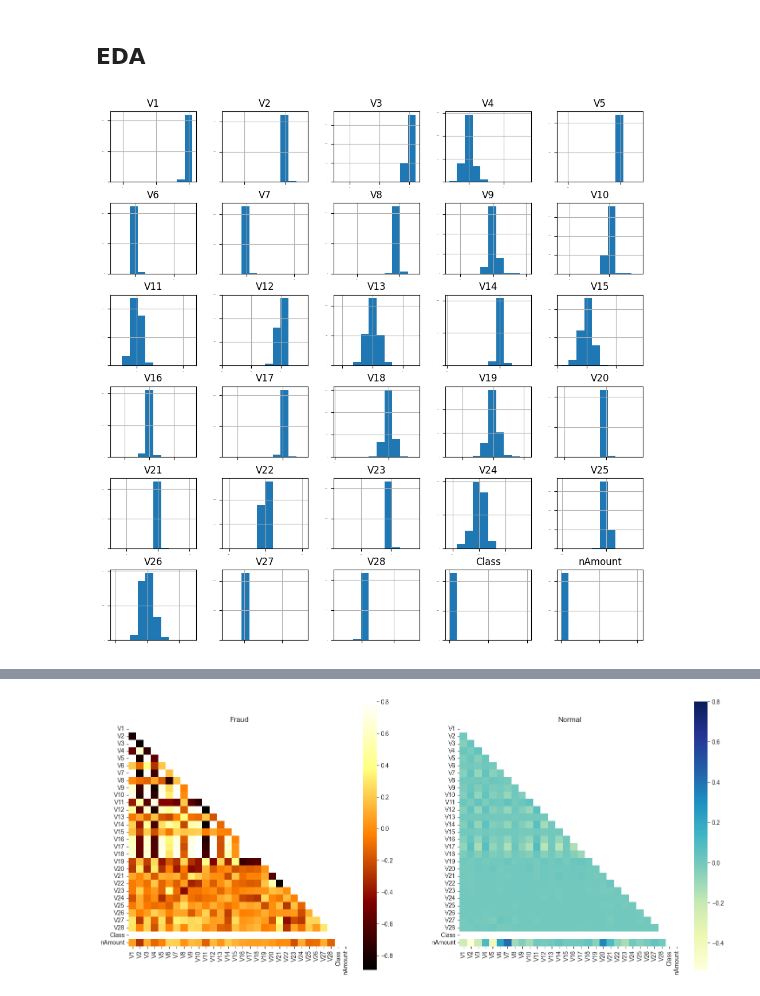
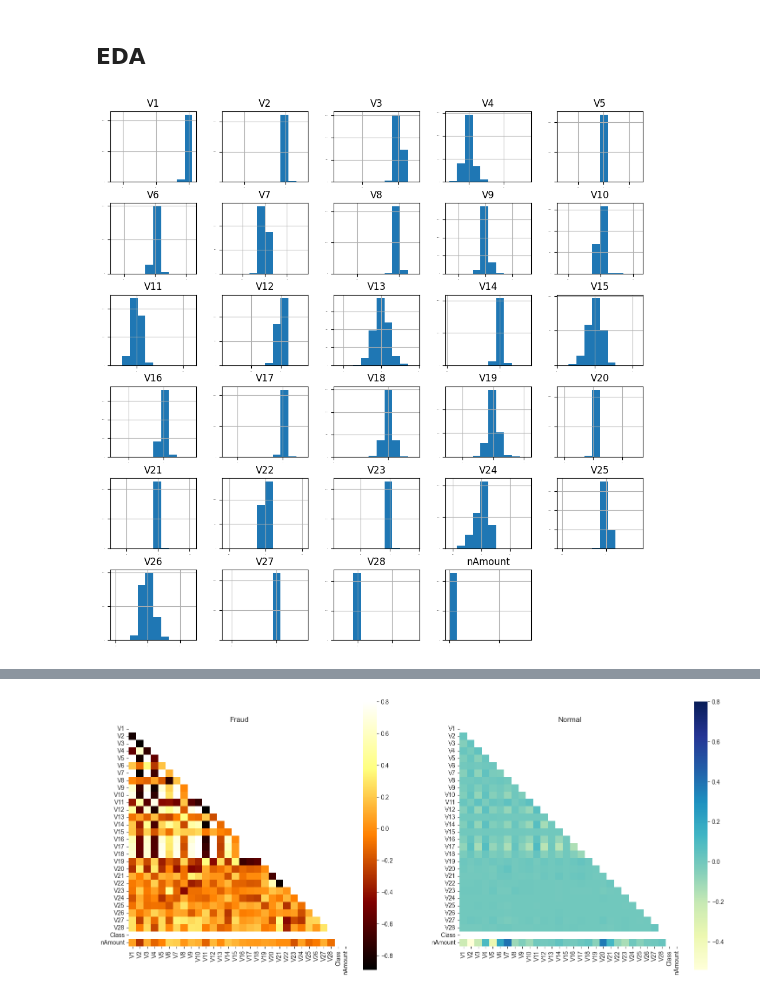
Before and after one commit to david-meltzer/ML_finance, a Jupyter notebook: personal/credit_card_fraud.ipynb, the cells around one changed output, grey strips where cells are left out. Saved outputs shown, nothing was run; the diff lists cells and outputs as text; code cells hidden in the pictures.

```diff
--- a/personal/credit_card_fraud.ipynb
+++ b/personal/credit_card_fraud.ipynb
@@ -139,14 +141,14 @@ df_test.drop(columns=['Time','Amount'],inplace=True)
 ## EDA
 # %%
 # histograms
-df_train.hist(sharex=False,
+X_train.hist(sharex=False,
              sharey=False,
              xlabelsize=1,
              ylabelsize=1,
              figsize=(12,12))
 plt.show()
 # %% [output]
-[figure, old version]
+[figure, new version]
 # %%
 for col in df_train.columns:
     if col == 'Class':
```
Also changed, not shown: parts of 19 cells of this notebook, 2 other files.
